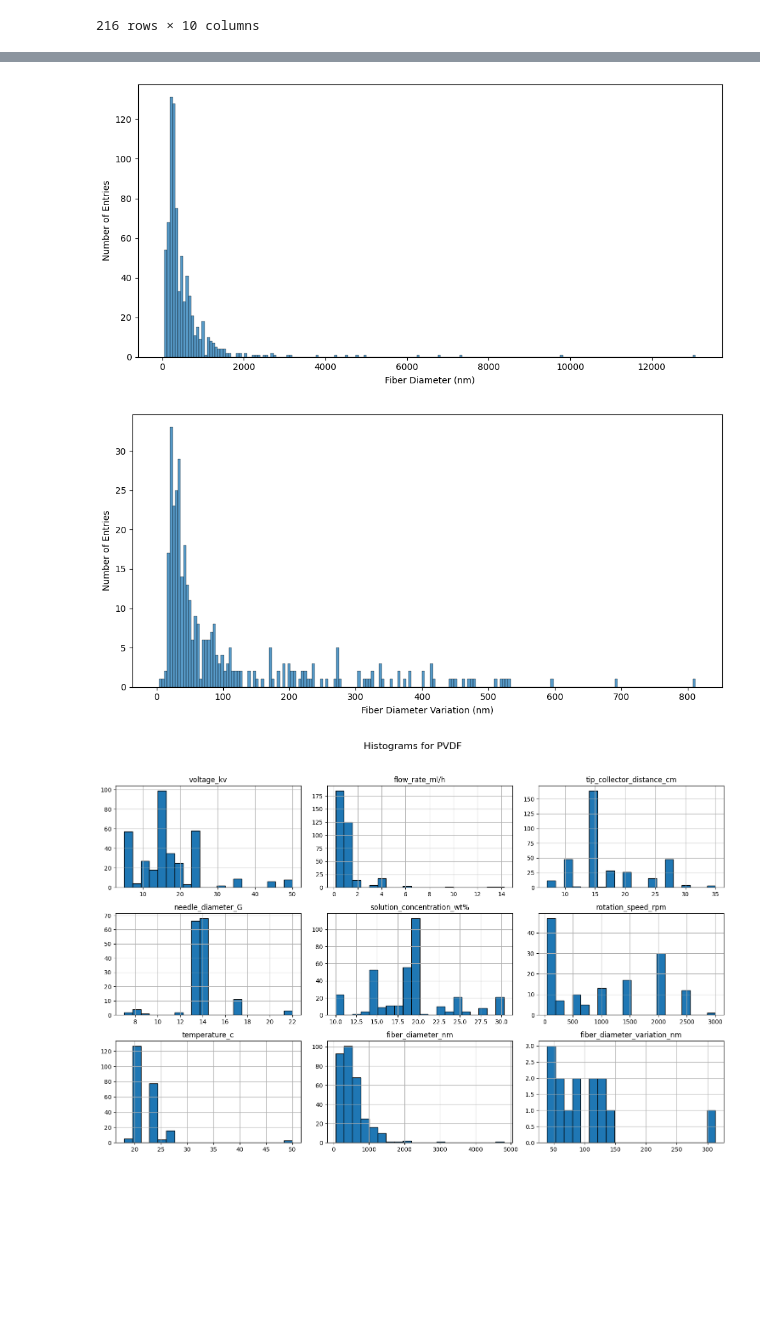
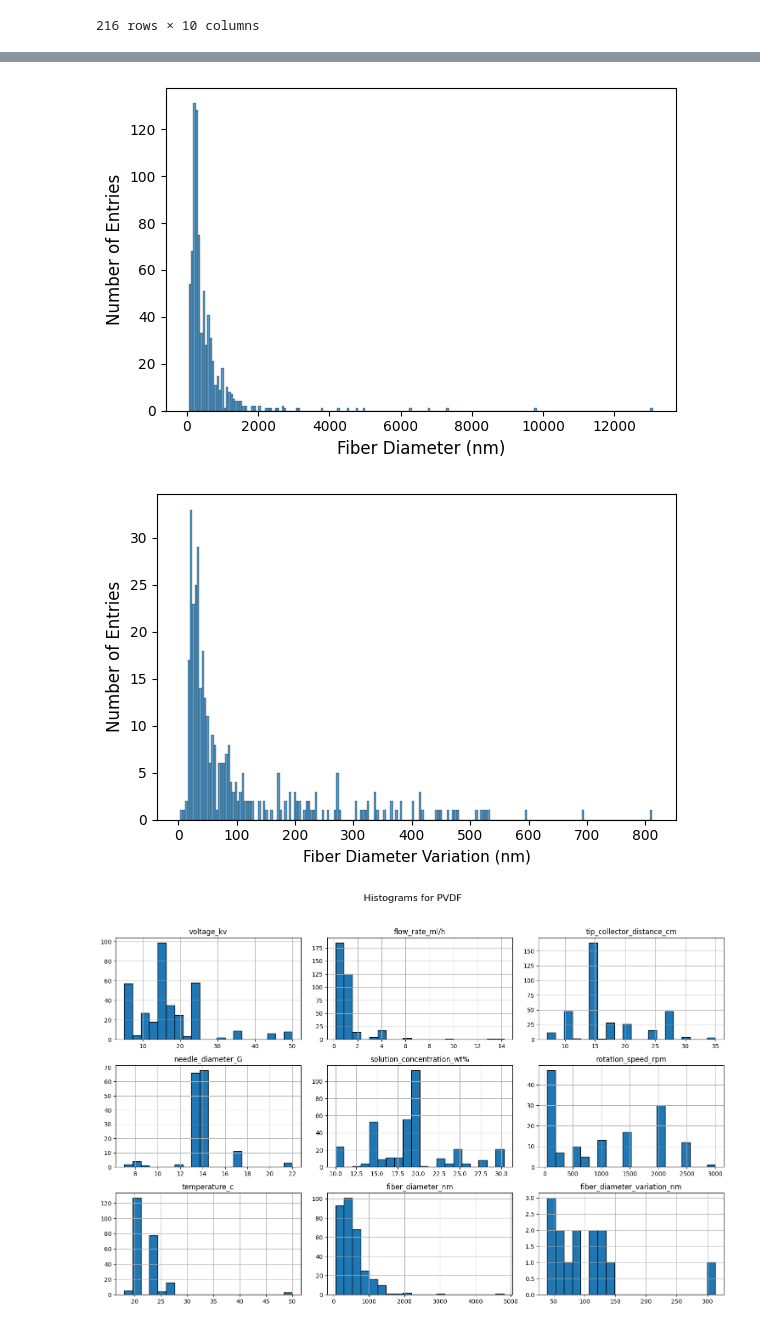
Before and after one commit to taltechloc/Cogni-e-SpinDB, a Jupyter notebook: eda.ipynb, the cells around one changed output, grey strips where cells are left out. Saved outputs shown, nothing was run; the diff lists cells and outputs as text; code cells hidden in the pictures; blank space fills up the shorter version.

```diff
--- a/eda.ipynb
+++ b/eda.ipynb
@@ -248,26 +249,34 @@ print(summary_df)
 # %%
 import seaborn as sns
 
-plt.figure(figsize=(10, 5))
+
+plt.figure(figsize=(6, 4))
 sns.histplot(data=df, x='fiber_diameter_nm', bins=200, kde=False)
-plt.xlabel('Fiber Diameter (nm)')
-plt.ylabel('Number of Entries')
-# plt.title('Histogram of Fiber Diameter Distribution')
+
+plt.xlabel('Fiber Diameter (nm)', fontsize=12)
+plt.ylabel('Number of Entries', fontsize=12)
+# plt.title('Fiber Diameter Distribution', fontsize=14)
+
 plt.tight_layout()
 plt.show()
 # %% [output]
-[figure, old version]
+[figure, new version]
 # %%
-plt.figure(figsize=(10, 5))
+plt.figure(figsize=(6, 4))
 
 sns.histplot(data=df, x='fiber_diameter_variation_nm', bins=200, kde=False)
-plt.xlabel('Fiber Diameter Variation (nm)')
-plt.ylabel('Number of Entries')
-# plt.title('Histogram of Fiber Diameter Variation Distribution')
+
+plt.xlabel('Fiber Diameter Variation (nm)', fontsize=11)
+plt.ylabel('Number of Entries', fontsize=12)
+# plt.title('Fiber Diameter Variation Distribution', fontsize=14)
+
+plt.xticks(fontsize=10)
+plt.yticks(fontsize=10)
+
 plt.tight_layout()
 plt.show()
 # %% [output]
-[figure, old version]
+[figure, new version]
 # %%
 
 for polymer in polymers:
```
Also changed, not shown: parts of 2 cells of this notebook, 2 other files.
